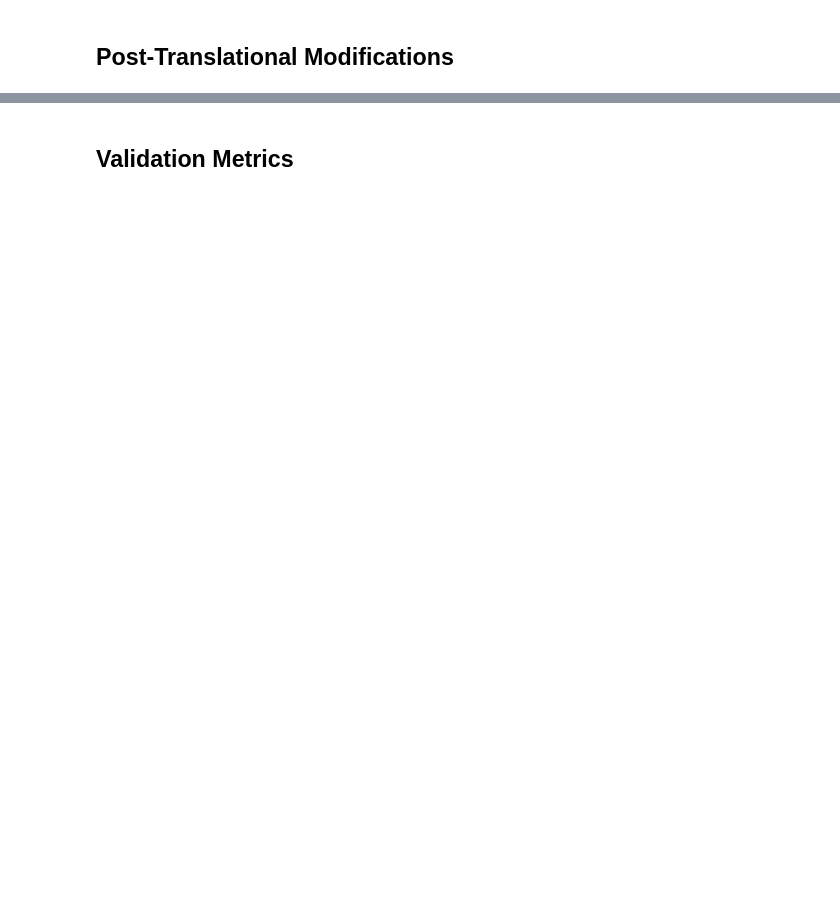
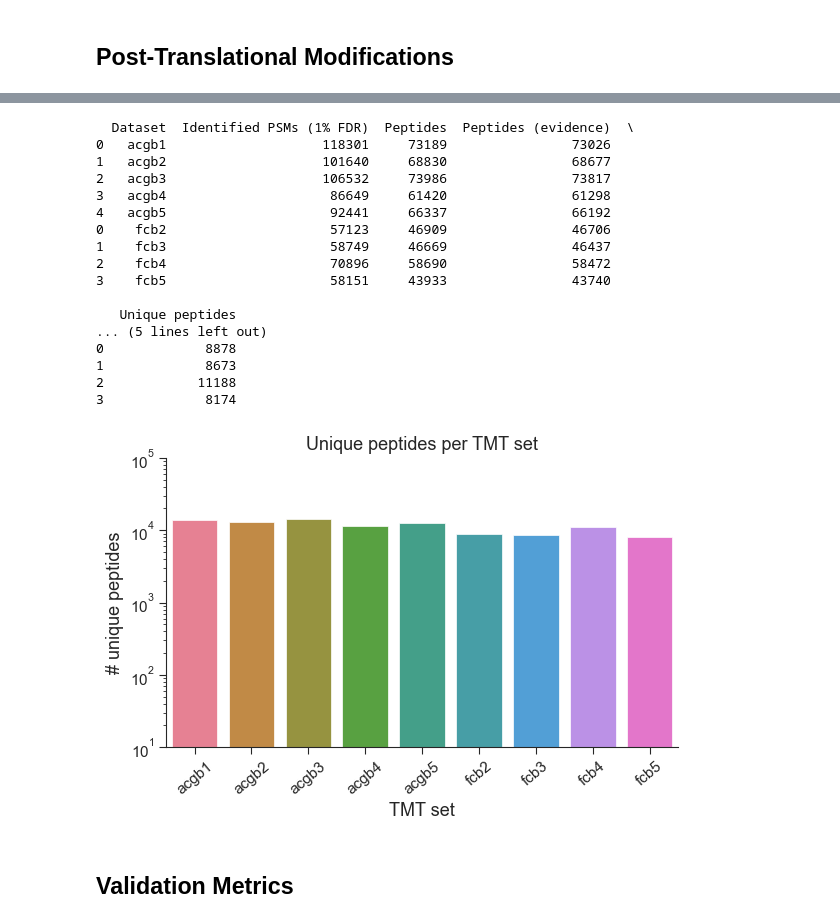
Before and after one commit to alexmaropakis/BrainDecode, a Jupyter notebook: Scripts/Analysis scripts/Alex_Analysis_Ping_Pipeline.ipynb, the cells around one changed output, grey strips where cells are left out. Saved outputs shown, nothing was run; the diff lists cells and outputs as text; code cells hidden in the pictures; blank space fills up the shorter version.

```diff
--- a/Scripts/Analysis scripts/Alex_Analysis_Ping_Pipeline.ipynb
+++ b/Scripts/Analysis scripts/Alex_Analysis_Ping_Pipeline.ipynb
@@ -896,3 +1042,51 @@ plt.savefig(PLOT_DIR + 'PTM_heatmap_top20.pdf', bbox_inches='tight')
+# %%
+print(ds_metrics)
+
+plt.figure(figsize=(6,4))
+sns.set_style(style='ticks')
+ax = sns.barplot(
+    data=ds_metrics,
+    x='Dataset',
+    y='Unique peptides',
+    hue='Dataset',
+    palette='husl',
+    legend=False,
+    linewidth=0.5,
+    alpha=1
+)
+
+ax.set_yscale('log')
+ax.set_ylim([10, 1e5])
+ax.set_ylabel('# unique peptides', fontsize=13)
+ax.set_xlabel('TMT set', fontsize=13)
+ax.tick_params(axis='x', rotation=40, labelsize=11)
+ax.tick_params(axis='y', labelsize=11)
+
+plt.tight_layout()
+plt.tick_params(axis='both', length=5)
+sns.despine()
+plt.title('Unique peptides per TMT set',fontsize=13)
+plt.savefig(PLOT_DIR + 'Unique_peptides_per_dataset.pdf', bbox_inches='tight')
+plt.show()
+# %% [output]
+  Dataset  Identified PSMs (1% FDR)  Peptides  Peptides (evidence)  \
+0   acgb1                    118301     73189                73026
+1   acgb2                    101640     68830                68677
+2   acgb3                    106532     73986                73817
+3   acgb4                     86649     61420                61298
+4   acgb5                     92441     66337                66192
+0    fcb2                     57123     46909                46706
+1    fcb3                     58749     46669                46437
+2    fcb4                     70896     58690                58472
+3    fcb5                     58151     43933                43740
+
+   Unique peptides
+... (5 lines left out)
+0             8878
+1             8673
+2            11188
+3             8174
+[figure, added]
 # %% [markdown]
 ## Validation Metrics
 # %%
```
Also changed, not shown: parts of 49 cells of this notebook, 17 other files.
